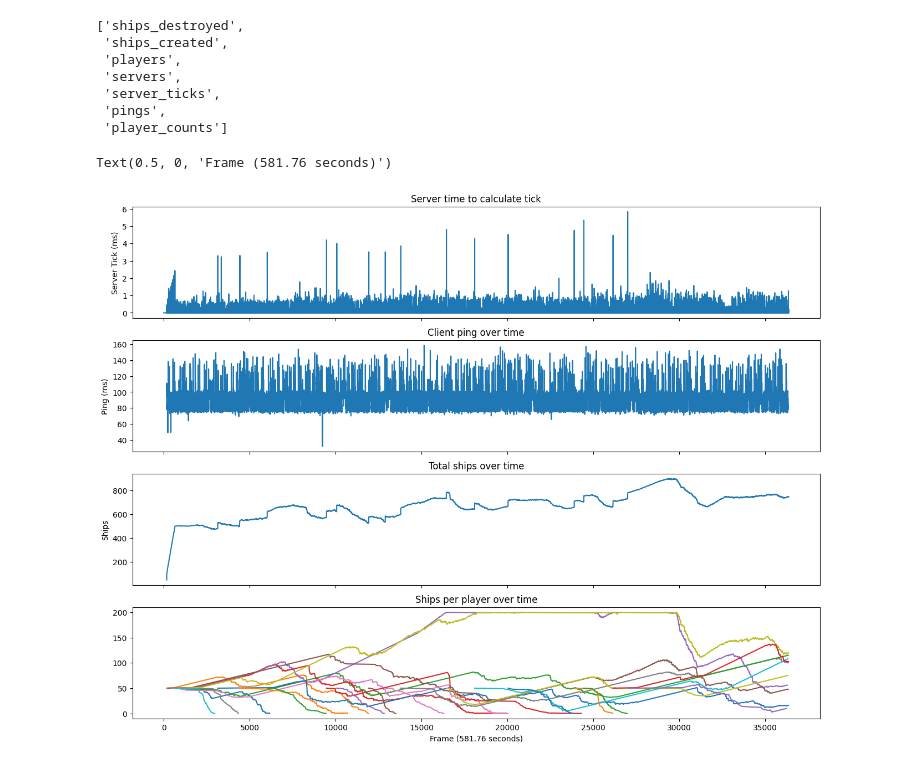
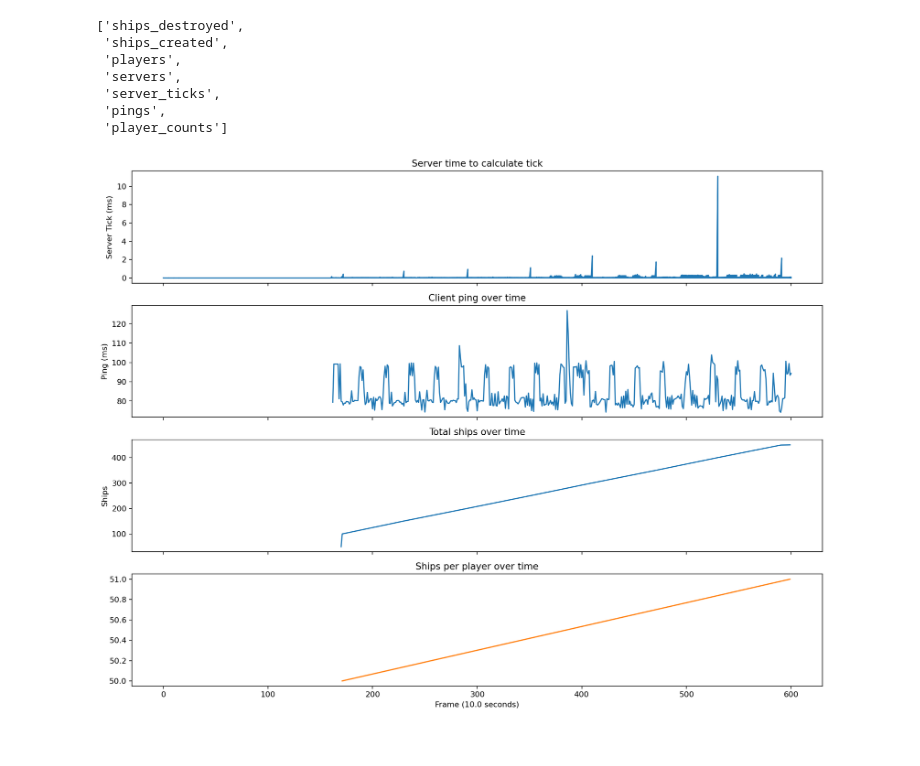
Before and after one commit to GDX64/rust-game, a Jupyter notebook: benchmarks/main.ipynb, the cells around one changed output. Cells and saved outputs as stored; diff of their text form; code cells hidden in the pictures.

```diff
--- a/benchmarks/main.ipynb
+++ b/benchmarks/main.ipynb
@@ -29,20 +29,20 @@ def plot_statement(s: str):
     plt.plot(df)
     plt.show()
 # %%
-def ships_over_frame():
-  result = statement_to_df("""
+def ships_over_frame(max_frames = 999999999):
+  result = statement_to_df(f"""
     with combined as (select * from (select frame, 1 as val, owner from ships_created
     union all
     select frame, -1 as val, owner from ships_destroyed)
     order by frame
-  )
-
-  select x, sum(y) over (order by x) as y from (select frame as x, sum(val) as y from combined group by frame);
+  ),
+  grouped as (select x, sum(y) over (order by x) as y from (select frame as x, sum(val) as y from combined group by frame))
+  select * from grouped where x <= {max_frames} order by x;
   """)
   return result
 
-def ships_grouped_over_frame():
-  result = statement_to_df("""
+def ships_grouped_over_frame(max_frames = 999999999):
+  result = statement_to_df(f"""
     with combined as (select * from (select frame, 1 as val, owner from ships_created
     union all
     select frame, -1 as val, owner from ships_destroyed)
@@ -52,7 +52,7 @@ def ships_grouped_over_frame():
   from (select owner, frame as x, sum(val) as y from combined group by frame, owner)
   )
 
-  select * from partitioned order by owner, x;
+  select * from partitioned where x <= {max_frames} order by owner, x;
 
 """)
   return result
@@ -67,33 +67,40 @@ get_tables()
  'pings',
  'player_counts']
 # %%
-fig, axes = plt.subplots(4, 1, figsize=(16,12), sharex = True)
-ticks = statement_to_df("select tick as x, micros_elapsed / 1000.0 as y from server_ticks")
-axes[0].plot(ticks["x"], ticks["y"], )
-axes[0].set_title("Server time to calculate tick")
-axes[0].set_ylabel("Server Tick (ms)")
+def plot_all(max_frames = 999999999):
+    fig, axes = plt.subplots(4, 1, figsize=(16,12), dpi=160, sharex = True)
+    ticks = statement_to_df(f"select tick as x, micros_elapsed / 1000.0 as y from server_ticks where tick <= {max_frames}")
+    axes[0].plot(ticks["x"], ticks["y"], )
+    axes[0].set_title("Server time to calculate tick")
+    axes[0].set_ylabel("Server Tick (ms)")
 
-pings = statement_to_df("select tick as x, micros / 1000.0 as y from pings")
-# ping_moving_avg = pings["y"].rolling(window=5).mean()
-axes[1].plot(pings["x"], pings["y"])
-axes[1].set_title("Client ping over time")
-axes[1].set_ylabel("Ping (ms)")
+    pings = statement_to_df(f"select tick as x, micros / 1000.0 as y from pings where tick <= {max_frames}")
+    # ping_moving_avg = pings["y"].rolling(window=5).mean()
+    axes[1].plot(pings["x"], pings["y"])
+    axes[1].set_title("Client ping over time")
+    axes[1].set_ylabel("Ping (ms)")
 
-ships = ships_over_frame()
-axes[2].plot(ships["x"], ships["y"], label="Total Ships")
-axes[2].set_title("Total ships over time")
-axes[2].set_ylabel("Ships")
+    ships = ships_over_frame(max_frames)
+    axes[2].plot(ships["x"], ships["y"], label="Total Ships")
+    axes[2].set_title("Total ships over time")
+    axes[2].set_ylabel("Ships")
 
-for name, group in ships_grouped_over_frame().groupby(["owner"]):
-    axes[3].plot(group["x"], group["y"], label=name)
+    for name, group in ships_grouped_over_frame(max_frames).groupby(["owner"]):
+        #extend line to the end
+        if len(group["x"]) > 1:
+            axes[3].plot(group["x"], group["y"], label=name)
+        else:
+            axes[3].scatter(group["x"], group["y"], label=name)
 
-total_seconds = ticks["x"].max()*0.016
-axes[3].set_title("Ships per player over time")
-axes[3].set_xlabel(f"Frame ({total_seconds} seconds)")
+    total_seconds = ticks["x"].max()*1/60
+    axes[3].set_title("Ships per player over time")
+    axes[3].set_xlabel(f"Frame ({total_seconds.round()} seconds)")
+    #axes[3].legend()
 # player_counts = statement_to_df("select tick as x, count as y from player_counts")
-# %% [output]
-Text(0.5, 0, 'Frame (581.76 seconds)')
-[figure, removed]
+# %%
+plot_all(600)
+# %% [output]
+[figure, added]
 # %%
 fig, axes = plt.subplots(1,2, figsize=(16, 5))
 axes[0].set_title("Server tick time distribution")
```
Also changed, not shown: parts of 1 cell of this notebook, 2 other files.
